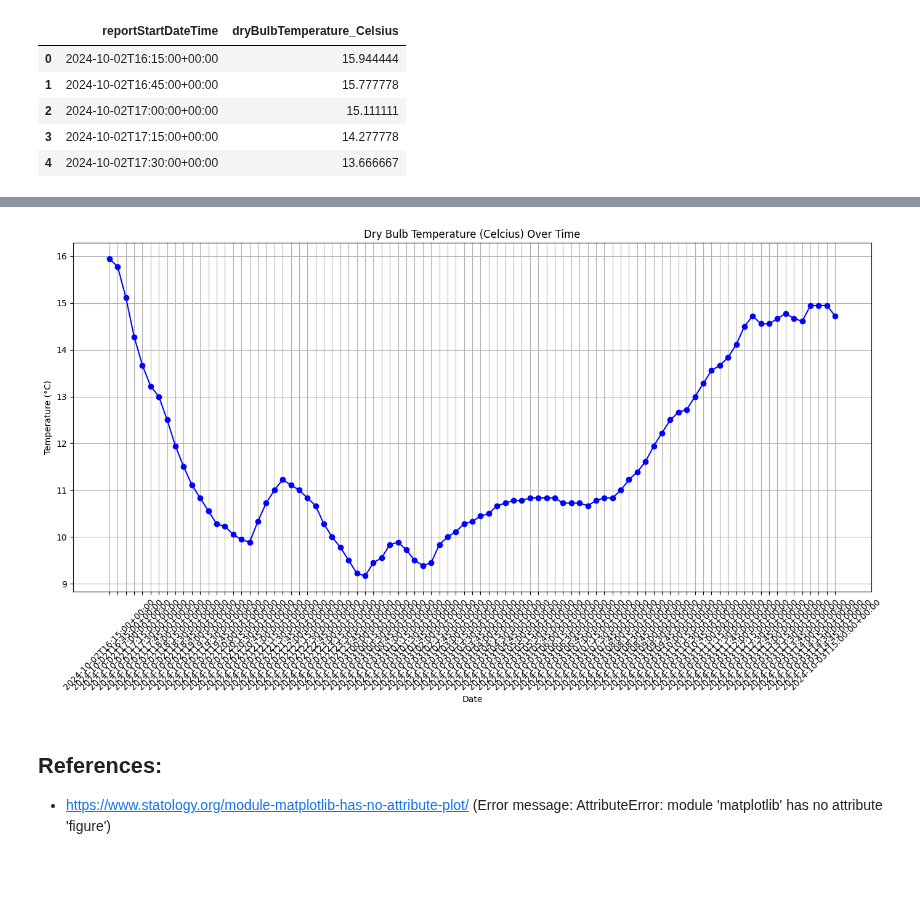
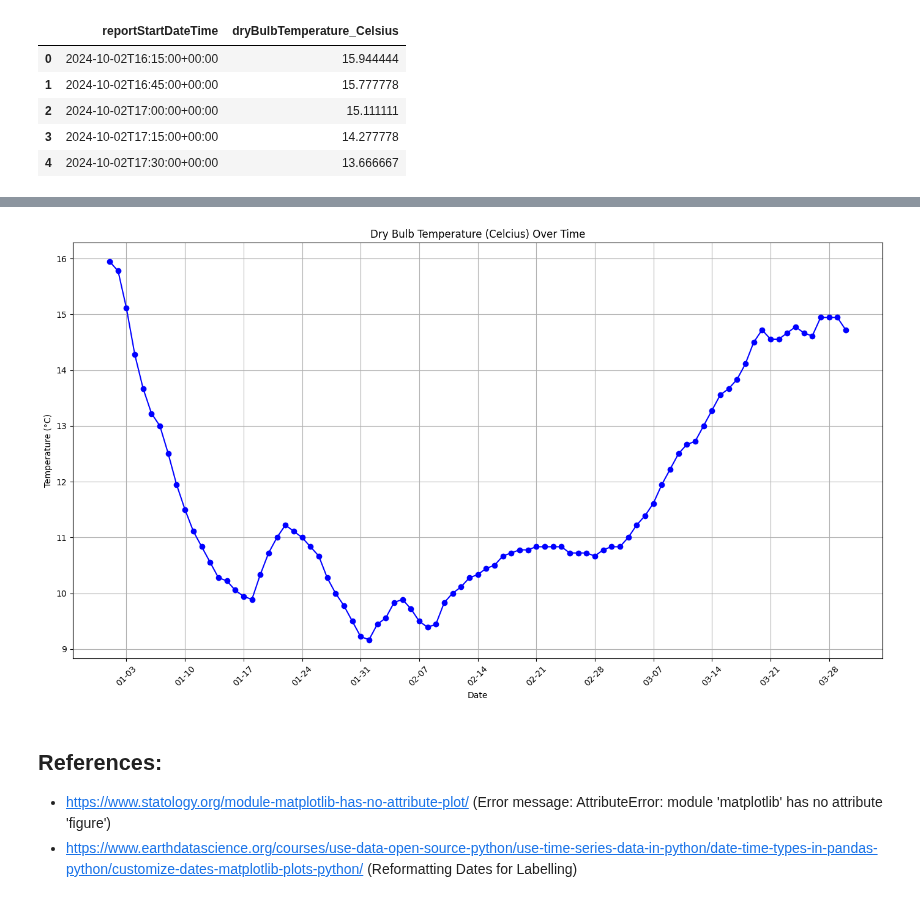
Before and after one commit to briannemcgrath/PFDA, a Jupyter notebook: assignments/assignment2-weather.ipynb, the cells around one changed output, grey strips where cells are left out. Cells and saved outputs as stored; diff of their text form; code cells hidden in the pictures; blank space fills up the shorter version.

Commit message:
Adjusting X-Axis
Reviewed date range - X-axis incorrect, review. Formatting change didn't work.

```diff
--- a/assignments/assignment2-weather.ipynb
+++ b/assignments/assignment2-weather.ipynb
@@ -24,17 +42,21 @@ temperature_data.head()
 # %%
 # Plotting the temperature over time
 plt.figure(figsize=(14,8))
 plt.plot(temperature_data['reportStartDateTime'], temperature_data['dryBulbTemperature_Celsius'], color='blue', marker='o', linestyle='-')
 plt.title('Dry Bulb Temperature (Celcius) Over Time')
 plt.xlabel('Date')
 plt.ylabel('Temperature (°C)')
+plt.gca().xaxis.set_major_locator(mdates.DayLocator(interval=7))  # Show every 7 days
+date_form = mdates.DateFormatter("%m-%d")  # Format dates as "MM-DD"
+plt.gca().xaxis.set_major_formatter(date_form)
 plt.xticks(rotation=45)
 plt.grid()
 plt.tight_layout()
 plt.show()
 # %% [output]
-[figure, old version]
+[figure, new version]
 # %% [markdown]
 ## References:
 
 - https://www.statology.org/module-matplotlib-has-no-attribute-plot/ (Error message: AttributeError: module 'matplotlib' has no attribute 'figure')
+- https://www.earthdatascience.org/courses/use-data-open-source-python/use-time-series-data-in-python/date-time-types-in-pandas-python/customize-dates-matplotlib-plots-python/ (Reformatting Dates for Labelling)
```
Also changed, not shown: parts of 3 cells of this notebook.
